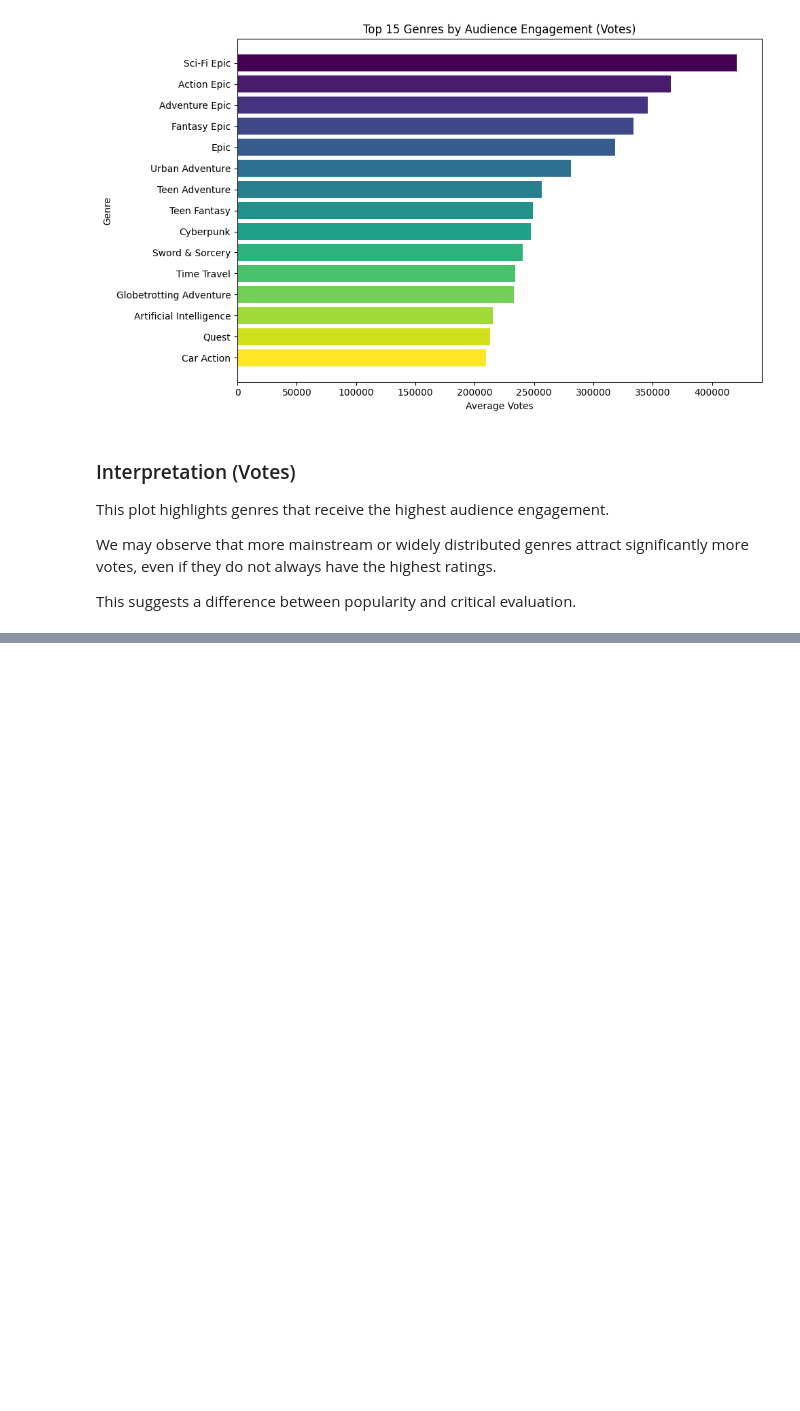
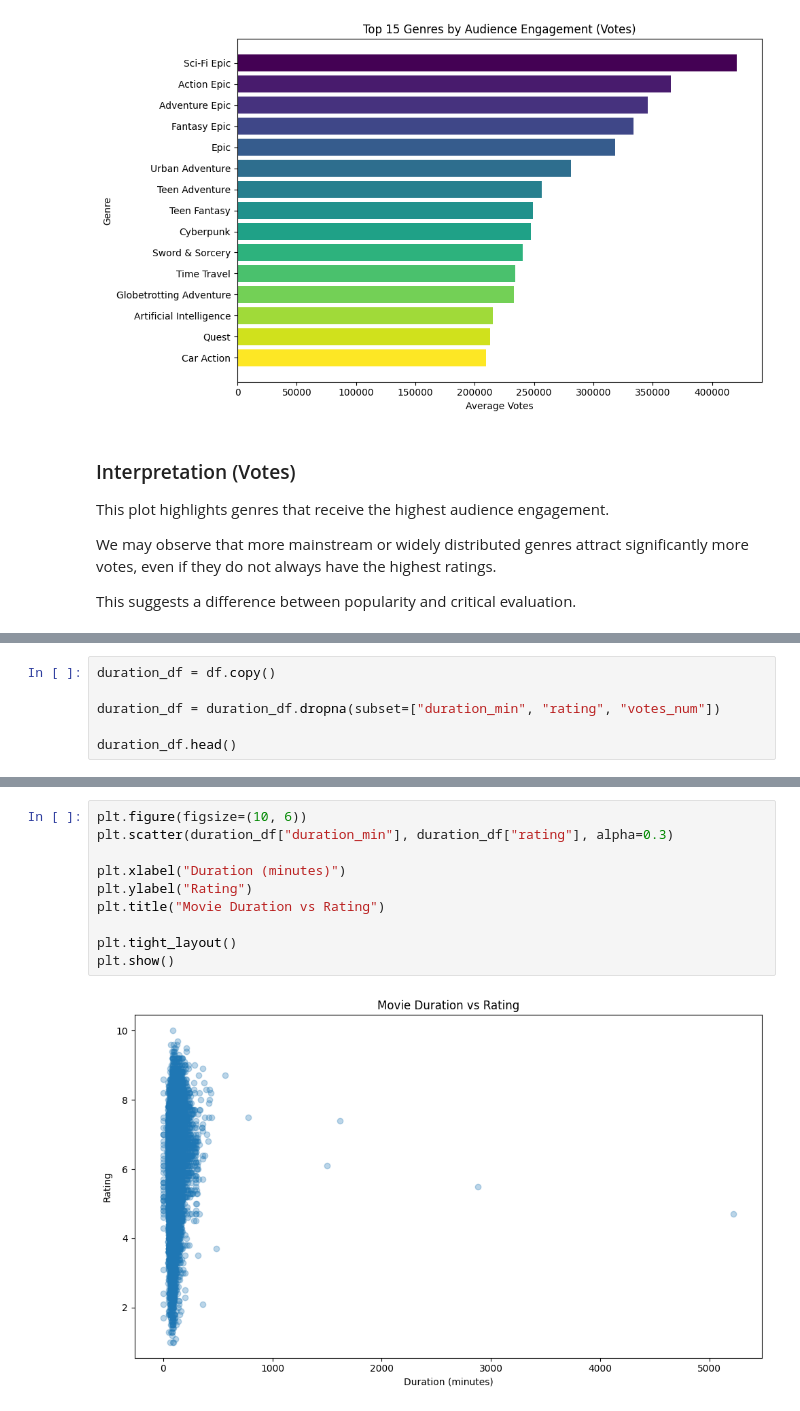
Before and after one commit to CU-S26-MSDSSB-DSCI-01-DataScienceLab/DataScienceLab_Movies_1, a Jupyter notebook: analysis.ipynb, the cells around one changed output, grey strips where cells are left out. Cells and saved outputs as stored; diff of their text form; blank space fills up the shorter version.

Commit message:
Complete Q1, Q2, Q3 descriptive analysis with interpretation and visuals

```diff
--- a/analysis.ipynb
+++ b/analysis.ipynb
@@ -264,0 +268,6 @@ This suggests a difference between popularity and critical evaluation.
+# %%
+duration_df = df.copy()
+
+duration_df = duration_df.dropna(subset=["duration_min", "rating", "votes_num"])
+
+duration_df.head()
@@ -264,0 +282,12 @@ This suggests a difference between popularity and critical evaluation.
+# %%
+plt.figure(figsize=(10, 6))
+plt.scatter(duration_df["duration_min"], duration_df["rating"], alpha=0.3)
+
+plt.xlabel("Duration (minutes)")
+plt.ylabel("Rating")
+plt.title("Movie Duration vs Rating")
+
+plt.tight_layout()
+plt.show()
+# %% [output]
+[figure, added]
```
Also changed, not shown: parts of 5 cells of this notebook.
